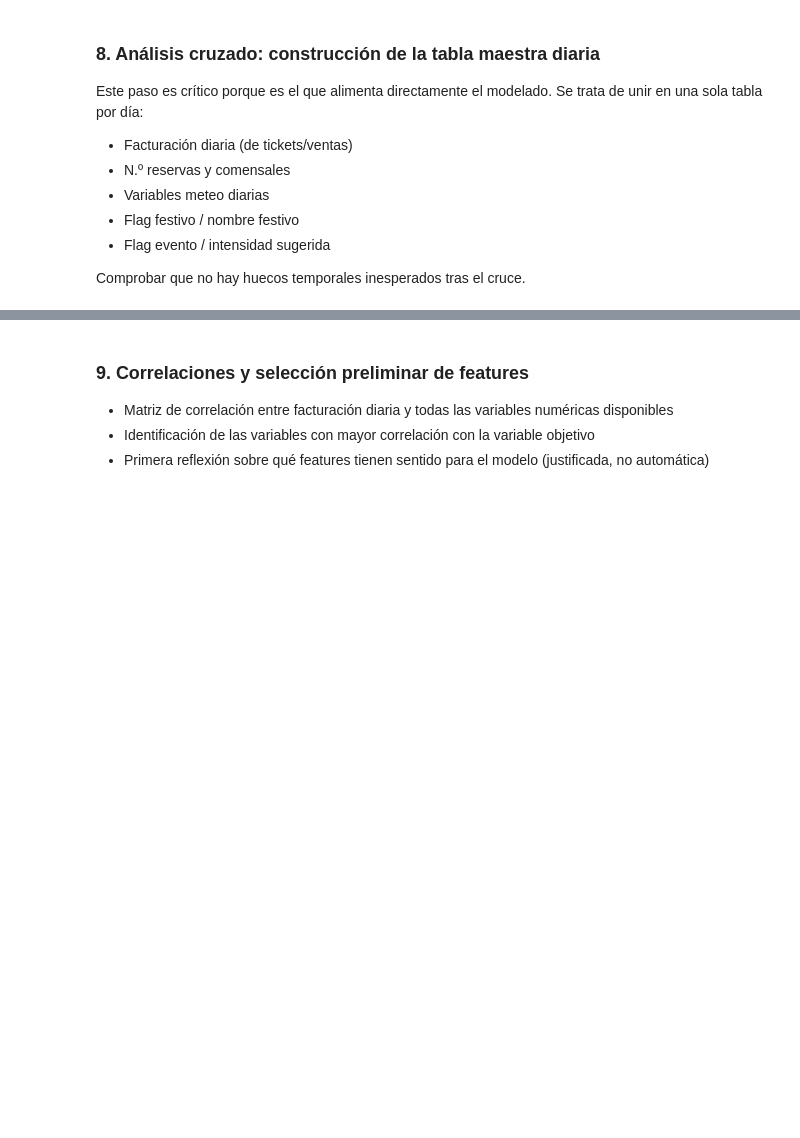
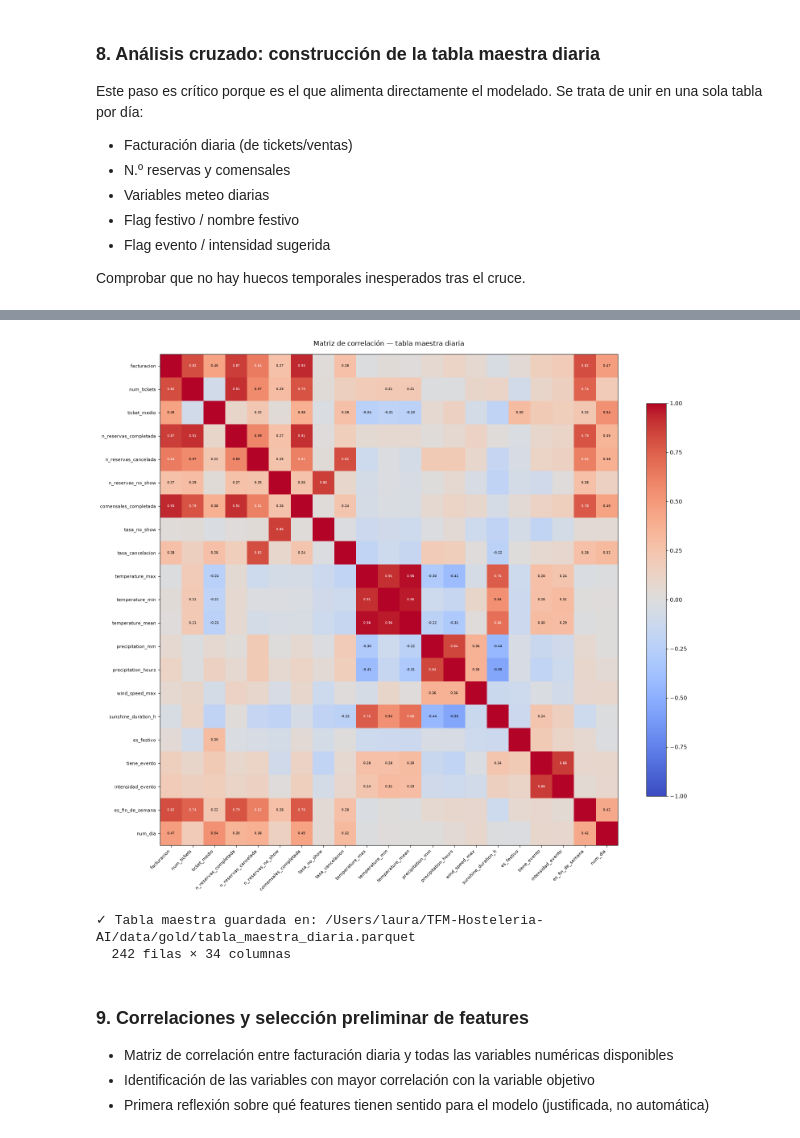
Before and after one commit to Joaquindam/TFM-Hosteleria-AI, a Jupyter notebook: notebooks/03_EDA.ipynb, the cells around one changed output, grey strips where cells are left out. Saved outputs shown, nothing was run; the diff lists cells and outputs as text; code cells hidden in the pictures; blank space fills up the shorter version.

```diff
--- a/notebooks/03_EDA.ipynb
+++ b/notebooks/03_EDA.ipynb
@@ -1784,3 +2451,53 @@ Comprobar que no hay huecos temporales inesperados tras el cruce.
+# %%
+# Variables numéricas disponibles para el modelo
+vars_numericas = [
+    'facturacion', 'num_tickets', 'ticket_medio',
+    'n_reservas_completada', 'n_reservas_cancelada', 'n_reservas_no_show',
+    'comensales_completada', 'tasa_no_show', 'tasa_cancelacion',
+    'temperature_max', 'temperature_min', 'temperature_mean',
+    'precipitation_mm', 'precipitation_hours',
+    'wind_speed_max', 'sunshine_duration_h',
+    'es_festivo', 'tiene_evento', 'intensidad_evento',
+    'es_fin_de_semana', 'num_dia'
+]
+
+# Matriz de correlación
+corr_matrix = df_gold[vars_numericas].corr().round(2)
+
+fig, ax = plt.subplots(figsize=(16, 14))
+
+im = ax.imshow(corr_matrix.values, cmap='coolwarm', vmin=-1, vmax=1, aspect='auto')
+plt.colorbar(im, ax=ax, shrink=0.8)
+
+ax.set_xticks(range(len(vars_numericas)))
+ax.set_yticks(range(len(vars_numericas)))
+ax.set_xticklabels(vars_numericas, rotation=45, ha='right', fontsize=8)
+ax.set_yticklabels(vars_numericas, fontsize=8)
+
+# Anotaciones numéricas solo en celdas con correlación relevante (|r| > 0.2)
+for i in range(len(vars_numericas)):
+    for j in range(len(vars_numericas)):
+        val = corr_matrix.values[i, j]
+        if abs(val) > 0.2 and i != j:
+            ax.text(j, i, f'{val:.2f}',
+                    ha='center', va='center', fontsize=6,
+                    color='white' if abs(val) > 0.6 else 'black')
+
+ax.set_title('Matriz de correlación — tabla maestra diaria', fontsize=12, pad=15)
+plt.tight_layout()
+plt.savefig(FIGURES_DIR / 'tabla_maestra_correlaciones.png', dpi=150, bbox_inches='tight')
+plt.show()
+# %% [output]
+[figure, added]
+# %%
+# Guardado en Gold
+ruta_gold = GOLD_DIR / 'tabla_maestra_diaria.parquet'
+df_gold.to_parquet(ruta_gold, index=False)
+print(f"\n✓ Tabla maestra guardada en: {ruta_gold}")
+print(f"  {df_gold.shape[0]:,} filas × {df_gold.shape[1]} columnas")
+# %% [output]
+✓ Tabla maestra guardada en: /Users/laura/TFM-Hosteleria-AI/data/gold/tabla_maestra_diaria.parquet
+  242 filas × 34 columnas
 # %% [markdown]
 ### 9. Correlaciones y selección preliminar de features
 - Matriz de correlación entre facturación diaria y todas las variables numéricas disponibles
```
Also changed, not shown: parts of 30 cells of this notebook, 17 other files.
